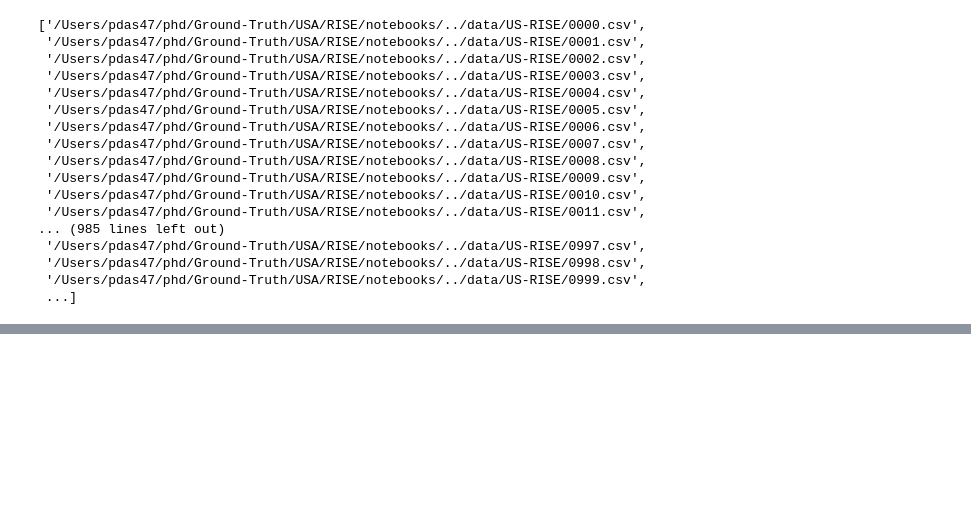
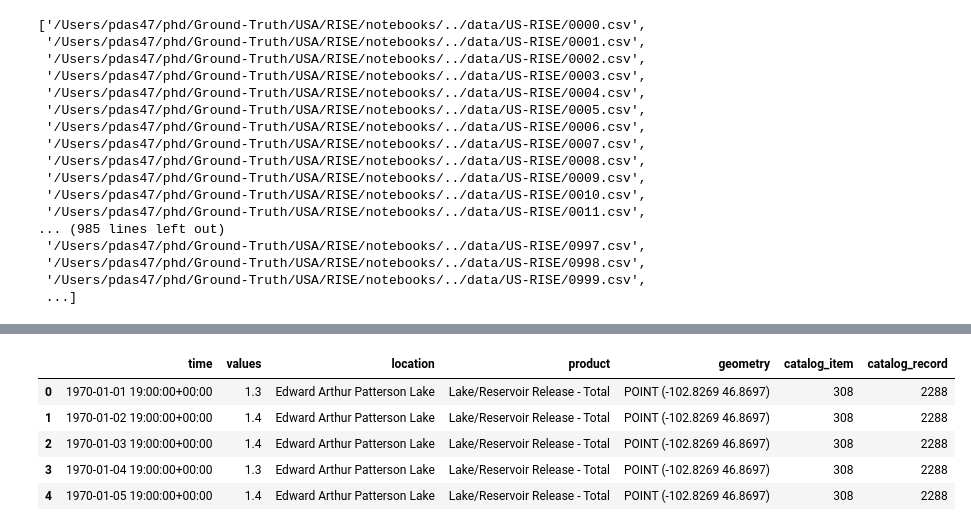
Before and after one commit to pritamd47/RISE-reservoir-data, a Jupyter notebook: notebooks/parse_rise_data.ipynb, the cells around one changed output, grey strips where cells are left out. Cells and saved outputs as stored; diff of their text form; code cells hidden in the pictures; blank space fills up the shorter version.

```diff
--- a/notebooks/parse_rise_data.ipynb
+++ b/notebooks/parse_rise_data.ipynb
@@ -333,0 +234,17 @@ all_data.to_csv("data/US-RISE.csv")
+# %%
+import dask.dataframe as dd
+
+LOCATION = 'Nambe Falls Reservoir and Dam '
+PRODUCT = 'Lake/Reservoir Storage'
+
+DF = dd.read_csv('../data/US-RISE.csv', parse_dates=['time'], blocksize=25e6).drop('Unnamed: 0', axis='columns')
+# DF = DF[DF['location'] == LOCATION]
+DF.head()
+# print(DF.location.unique().compute().values)
+# %% [output]
+|  | time | values | location | product | geometry | catalog_item | catalog_record |
+| 0 | 1970-01-01 19:00:00+00:00 | 1.3 | Edward Arthur Patterson Lake | Lake/Reservoir Release - Total | POINT (-102.8269 46.8697) | 308 | 2288 |
+| 1 | 1970-01-02 19:00:00+00:00 | 1.4 | Edward Arthur Patterson Lake | Lake/Reservoir Release - Total | POINT (-102.8269 46.8697) | 308 | 2288 |
+| 2 | 1970-01-03 19:00:00+00:00 | 1.4 | Edward Arthur Patterson Lake | Lake/Reservoir Release - Total | POINT (-102.8269 46.8697) | 308 | 2288 |
+| 3 | 1970-01-04 19:00:00+00:00 | 1.3 | Edward Arthur Patterson Lake | Lake/Reservoir Release - Total | POINT (-102.8269 46.8697) | 308 | 2288 |
+| 4 | 1970-01-05 19:00:00+00:00 | 1.4 | Edward Arthur Patterson Lake | Lake/Reservoir Release - Total | POINT (-102.8269 46.8697) | 308 | 2288 |
```
Also changed, not shown: parts of 22 cells of this notebook.
